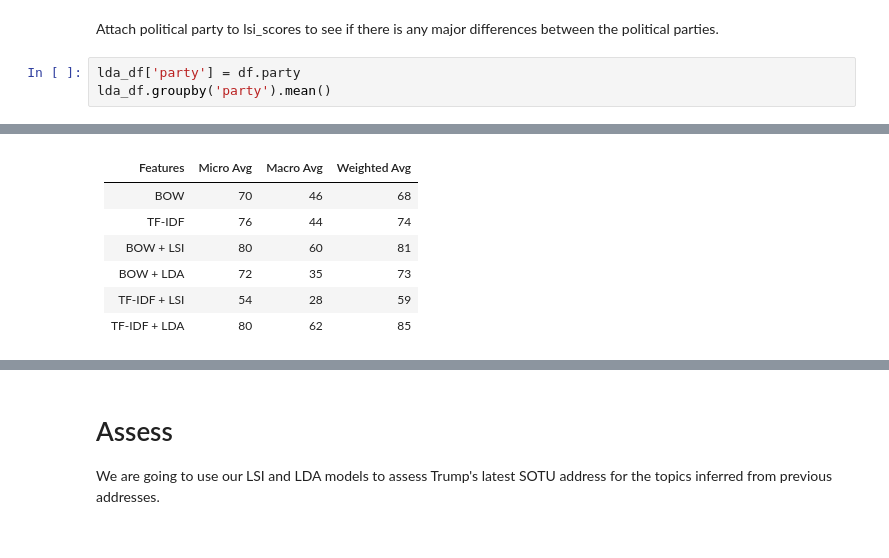
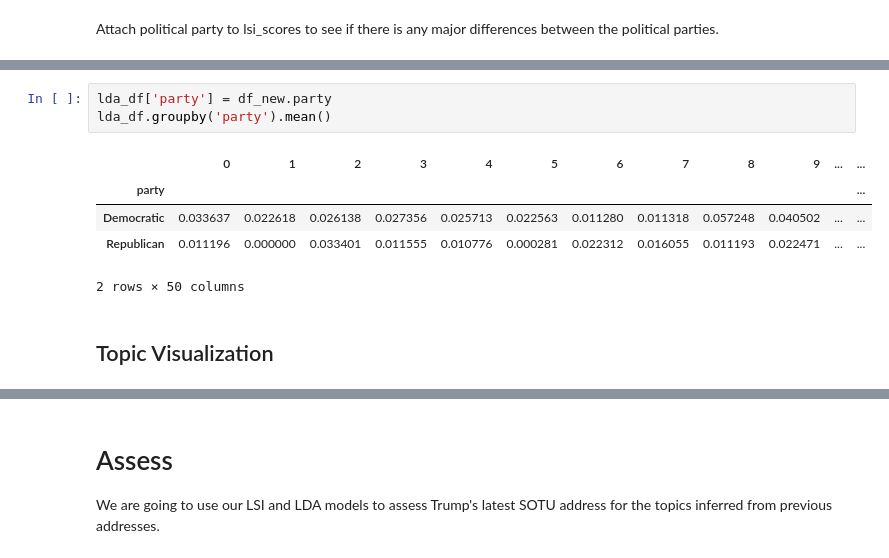
Before and after one commit to mkm29/DataScience, a Jupyter notebook: thinkful/unit/4/sotu/Topic Modeling and Classification.ipynb, the cells around one changed output, grey strips where cells are left out. Saved outputs shown, nothing was run; the diff lists cells and outputs as text.

```diff
--- a/thinkful/unit/4/sotu/Topic Modeling and Classification.ipynb
+++ b/thinkful/unit/4/sotu/Topic Modeling and Classification.ipynb
@@ -331,5 +322,2 @@ lda_df.head()
 # %% [markdown]
 Attach political party to lsi_scores to see if there is any major differences between the political parties.
-# %%
-lda_df['party'] = df.party
-lda_df.groupby('party').mean()
@@ -681,9 +324,11 @@ Democratic-Republican       1.00      1.00      1.00         6
-# %% [markdown]
-| Features     | Micro Avg | Macro Avg | Weighted Avg |
-|--------------|-----------|-----------|--------------|
-| BOW          | 70        | 46        | 68           |
-| TF-IDF       | 76        | 44        | 74           |
-| BOW + LSI    | 80        | 60        | 81           |
-| BOW + LDA    | 72        | 35        | 73           |
-| TF-IDF + LSI | 54        | 28        | 59           |
-| TF-IDF + LDA | 80        | 62        | 85           |
+# %%
+lda_df['party'] = df_new.party
+lda_df.groupby('party').mean()
+# %% [output]
+|  | 0 | 1 | 2 | 3 | 4 | 5 | 6 | 7 | 8 | 9 | ... | ... |
+| party |  |  |  |  |  |  |  |  |  |  |  | ... |
+| Democratic | 0.033637 | 0.022618 | 0.026138 | 0.027356 | 0.025713 | 0.022563 | 0.011280 | 0.011318 | 0.057248 | 0.040502 | ... | ... |
+| Republican | 0.011196 | 0.000000 | 0.033401 | 0.011555 | 0.010776 | 0.000281 | 0.022312 | 0.016055 | 0.011193 | 0.022471 | ... | ... |
+2 rows × 50 columns
+# %% [markdown]
+## Topic Visualization
```
Also changed, not shown: parts of 45 cells of this notebook.
